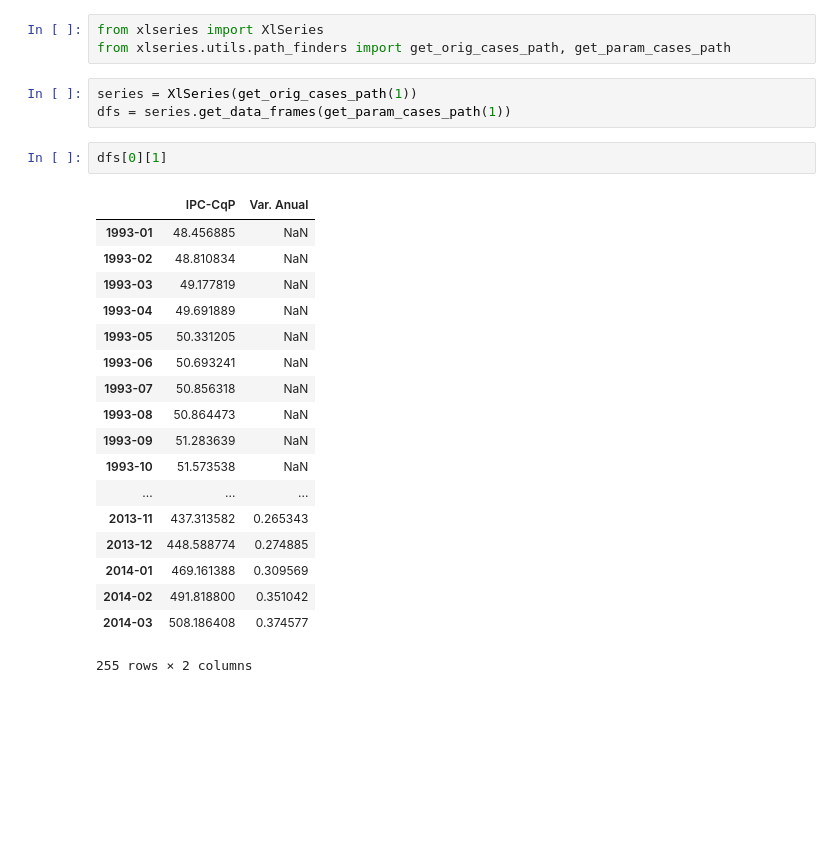
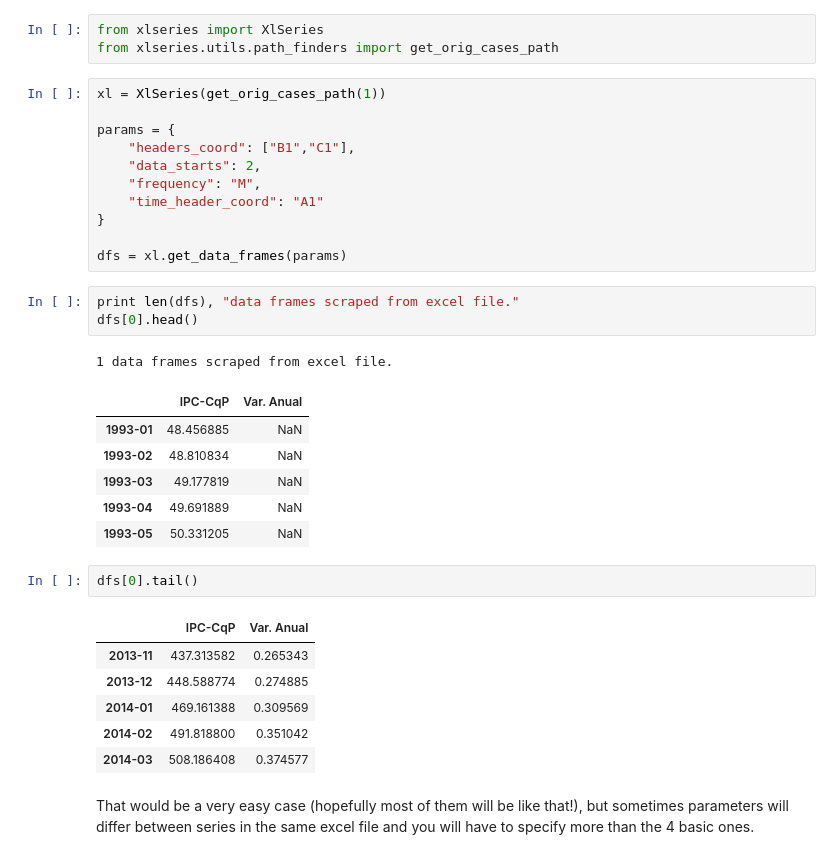
Before and after one commit to abenassi/xlseries, a Jupyter notebook: docs/notebooks/Example use case.ipynb, the cells around one changed output. Cells and saved outputs as stored; diff of their text form; blank space fills up the shorter version.

Commit message:
Fix a minor bug in Parameters when taking them from a dictionary and update notebooks.

```diff
--- a/docs/notebooks/Example use case.ipynb
+++ b/docs/notebooks/Example use case.ipynb
@@ -1,27 +1,36 @@
 # %%
 from xlseries import XlSeries
-from xlseries.utils.path_finders import get_orig_cases_path, get_param_cases_path
+from xlseries.utils.path_finders import get_orig_cases_path
-# %%
-series = XlSeries(get_orig_cases_path(1))
-dfs = series.get_data_frames(get_param_cases_path(1))
+# %%
+xl = XlSeries(get_orig_cases_path(1))
+
+params = {
+    "headers_coord": ["B1","C1"],
+    "data_starts": 2,
+    "frequency": "M",
+    "time_header_coord": "A1"
+}
+
+dfs = xl.get_data_frames(params)
+# %%
+print len(dfs), "data frames scraped from excel file."
+dfs[0].head()
+# %% [output]
+1 data frames scraped from excel file.
+|  | IPC-CqP | Var. Anual |
+| 1993-01 | 48.456885 | NaN |
+| 1993-02 | 48.810834 | NaN |
+| 1993-03 | 49.177819 | NaN |
+| 1993-04 | 49.691889 | NaN |
+| 1993-05 | 50.331205 | NaN |
 # %%
-dfs[0][1]
+dfs[0].tail()
 # %% [output]
 |  | IPC-CqP | Var. Anual |
-| 1993-01 | 48.456885 | NaN |
-| 1993-02 | 48.810834 | NaN |
-| 1993-03 | 49.177819 | NaN |
-| 1993-04 | 49.691889 | NaN |
-| 1993-05 | 50.331205 | NaN |
-| 1993-06 | 50.693241 | NaN |
-| 1993-07 | 50.856318 | NaN |
-| 1993-08 | 50.864473 | NaN |
-| 1993-09 | 51.283639 | NaN |
-| 1993-10 | 51.573538 | NaN |
-| ... | ... | ... |
 | 2013-11 | 437.313582 | 0.265343 |
 | 2013-12 | 448.588774 | 0.274885 |
 | 2014-01 | 469.161388 | 0.309569 |
 | 2014-02 | 491.818800 | 0.351042 |
 | 2014-03 | 508.186408 | 0.374577 |
-255 rows × 2 columns
+# %% [markdown]
+That would be a very easy case (hopefully most of them will be like that!), but sometimes parameters will differ between series in the same excel file and you will have to specify more than the 4 basic ones.
```
Also changed, not shown: parts of 7 cells of this notebook, 3 other files.
